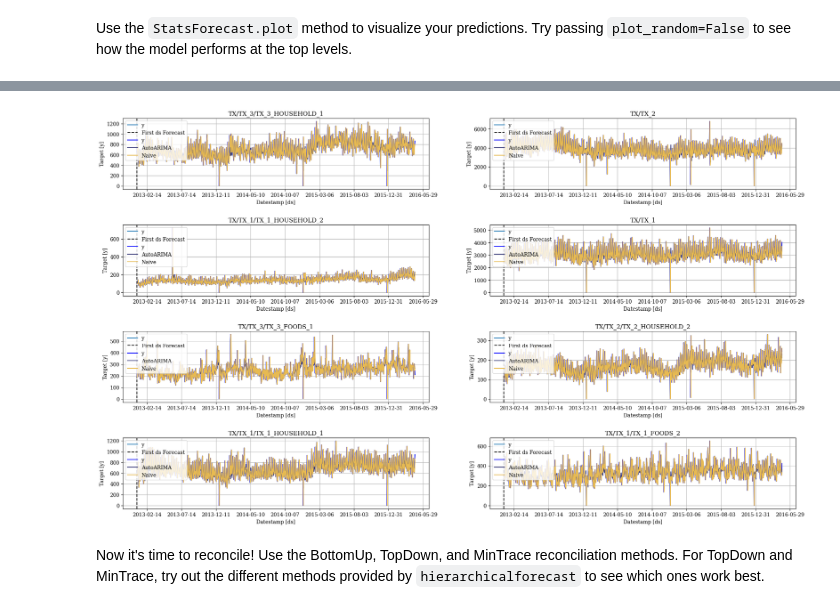
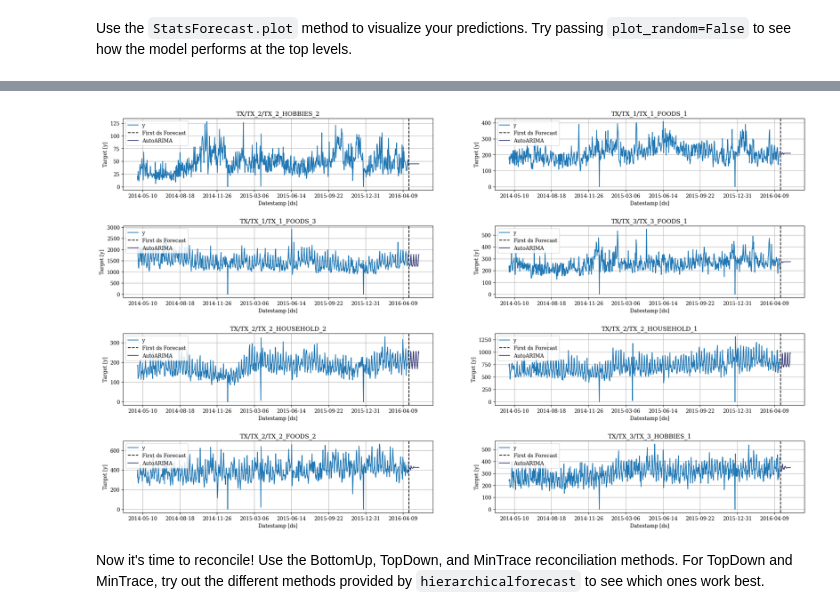
Before and after one commit to rctruta/Forecasting-ML, a Jupyter notebook: forecasting-ml-project3.ipynb, the cells around one changed output, grey strips where cells are left out. Cells and saved outputs as stored; diff of their text form; code cells hidden in the pictures.

Commit message:
Kaggle Notebook | forecasting-ml_project3 | Version 3

```diff
--- a/forecasting-ml-project3.ipynb
+++ b/forecasting-ml-project3.ipynb
@@ -152,5 +135,10 @@ HierarchicalPlot(S_df, tags).plot_summing_matrix()
 # %% [markdown]
 I went ahead and split your data for you. Train a `StatsForecast` model (any algorithm works, I used AutoARIMA). Be sure to grab the fitted values (i.e. the predictions on the training set), since we'll need that later.
 # %%
-val = y_hier.groupby('unique_id').tail(28)
-train = y_hier.drop(val.index)
+val = (y_hier
+       .groupby('unique_id')
+       .tail(28)
+)
+train = (y_hier
+         .drop(val.index)
+)
@@ -181,11 +145,11 @@ memory usage: 945.3+ KB
 # %%
 from statsforecast import StatsForecast
-from statsforecast.models import AutoARIMA, Naive
+from statsforecast.models import AutoARIMA
 
 fcst = StatsForecast(df=train,
-                     models=[AutoARIMA(season_length=4), Naive()],
-                     freq='Q', n_jobs=-1)
-# fcst = StatsForecast(models=[AutoARIMA(season_length=12)], freq='M')
+                     models=[AutoARIMA(season_length=7)],
+                     freq='D', n_jobs=-1)
+
 y_fcst = fcst.forecast(h=28, fitted=True) # forecast on the validation period
 y_fitted = fcst.forecast_fitted_values() # fitted values, i.e. forecast on the training data
 # %% [markdown]
@@ -220,8 +175,13 @@ memory usage: 827.1+ KB
 # %%
 # statsforecast plots go here
-StatsForecast.plot(train, y_fitted)
+StatsForecast.plot(
+    df=train,
+    forecasts_df=y_fcst,
+    unique_ids=None,
+    plot_anomalies=True,
+    max_insample_length=730)
 # %% [output]
-[figure, old version]
+[figure, new version]
 # %% [markdown]
 Now it's time to reconcile! Use the BottomUp, TopDown, and MinTrace reconciliation methods. For TopDown and MinTrace, try out the different methods provided by `hierarchicalforecast` to see which ones work best.
 # %%
```
Also changed, not shown: parts of 32 cells of this notebook.
